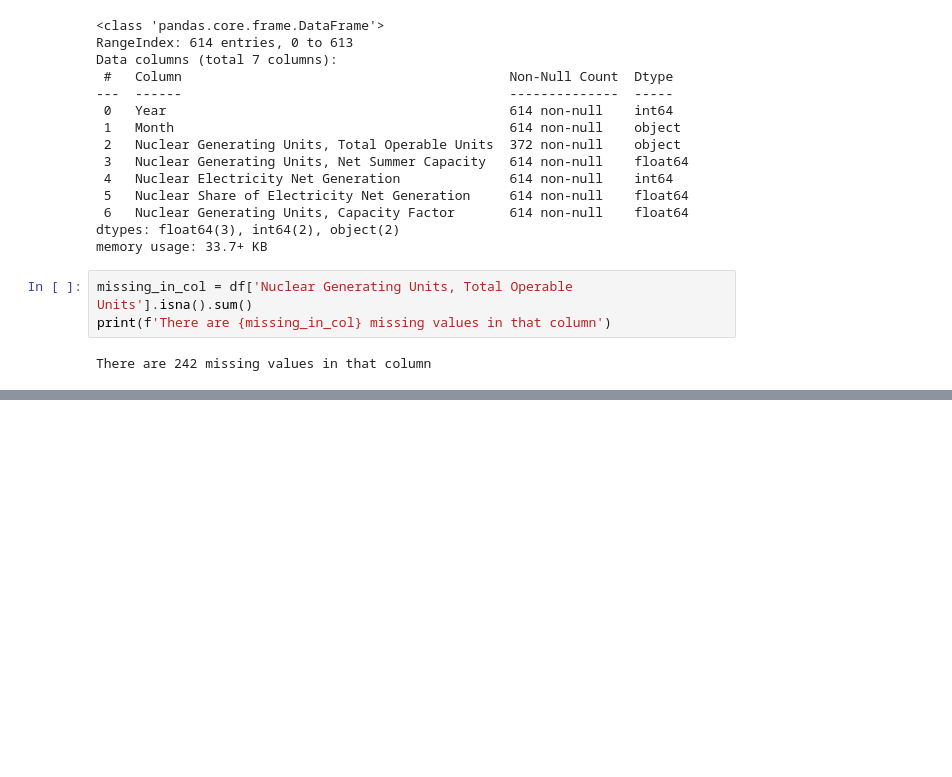
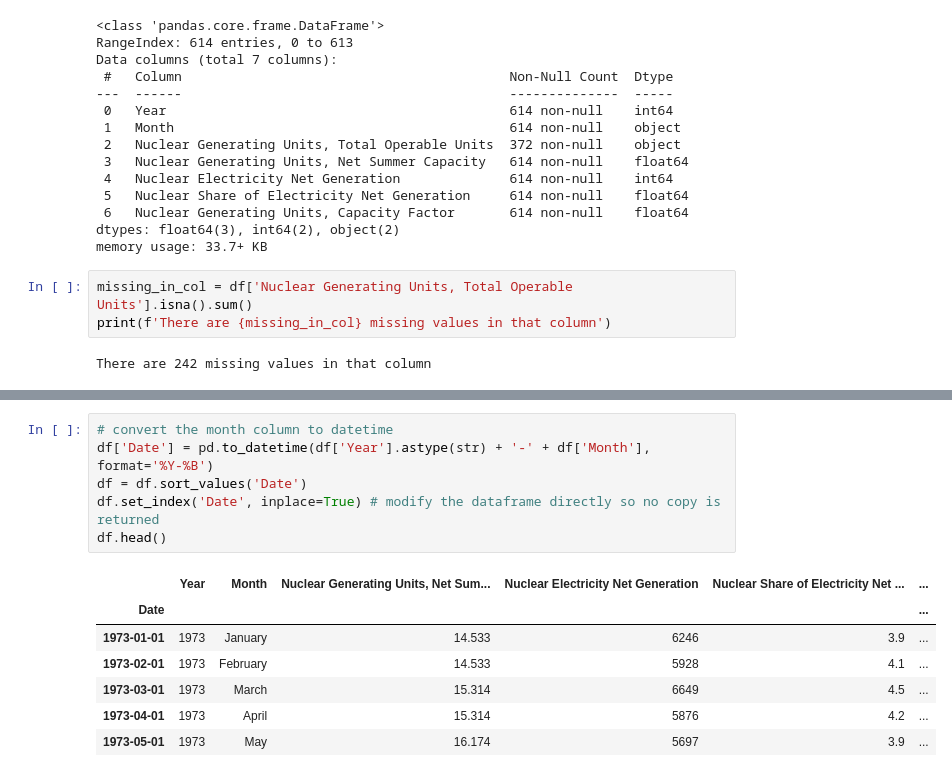
Before and after one commit to daffwwz/nuclear-energy-dataset-analysis, a Jupyter notebook: data_prep.ipynb, the cells around one changed output, grey strips where cells are left out. Cells and saved outputs as stored; diff of their text form; blank space fills up the shorter version.

```diff
--- a/data_prep.ipynb
+++ b/data_prep.ipynb
@@ -69,0 +81,14 @@ There are 242 missing values in that column
+# %%
+# convert the month column to datetime
+df['Date'] = pd.to_datetime(df['Year'].astype(str) + '-' + df['Month'], format='%Y-%B')
+df = df.sort_values('Date')
+df.set_index('Date', inplace=True) # modify the dataframe directly so no copy is returned
+df.head()
+# %% [output]
+|  | Year | Month | Nuclear Generating Units, Net Sum... | Nuclear Electricity Net Generation | Nuclear Share of Electricity Net ... | ... |
+| Date |  |  |  |  |  | ... |
+| 1973-01-01 | 1973 | January | 14.533 | 6246 | 3.9 | ... |
+| 1973-02-01 | 1973 | February | 14.533 | 5928 | 4.1 | ... |
+| 1973-03-01 | 1973 | March | 15.314 | 6649 | 4.5 | ... |
+| 1973-04-01 | 1973 | April | 15.314 | 5876 | 4.2 | ... |
+| 1973-05-01 | 1973 | May | 16.174 | 5697 | 3.9 | ... |
```
Also changed, not shown: parts of 6 cells of this notebook.
